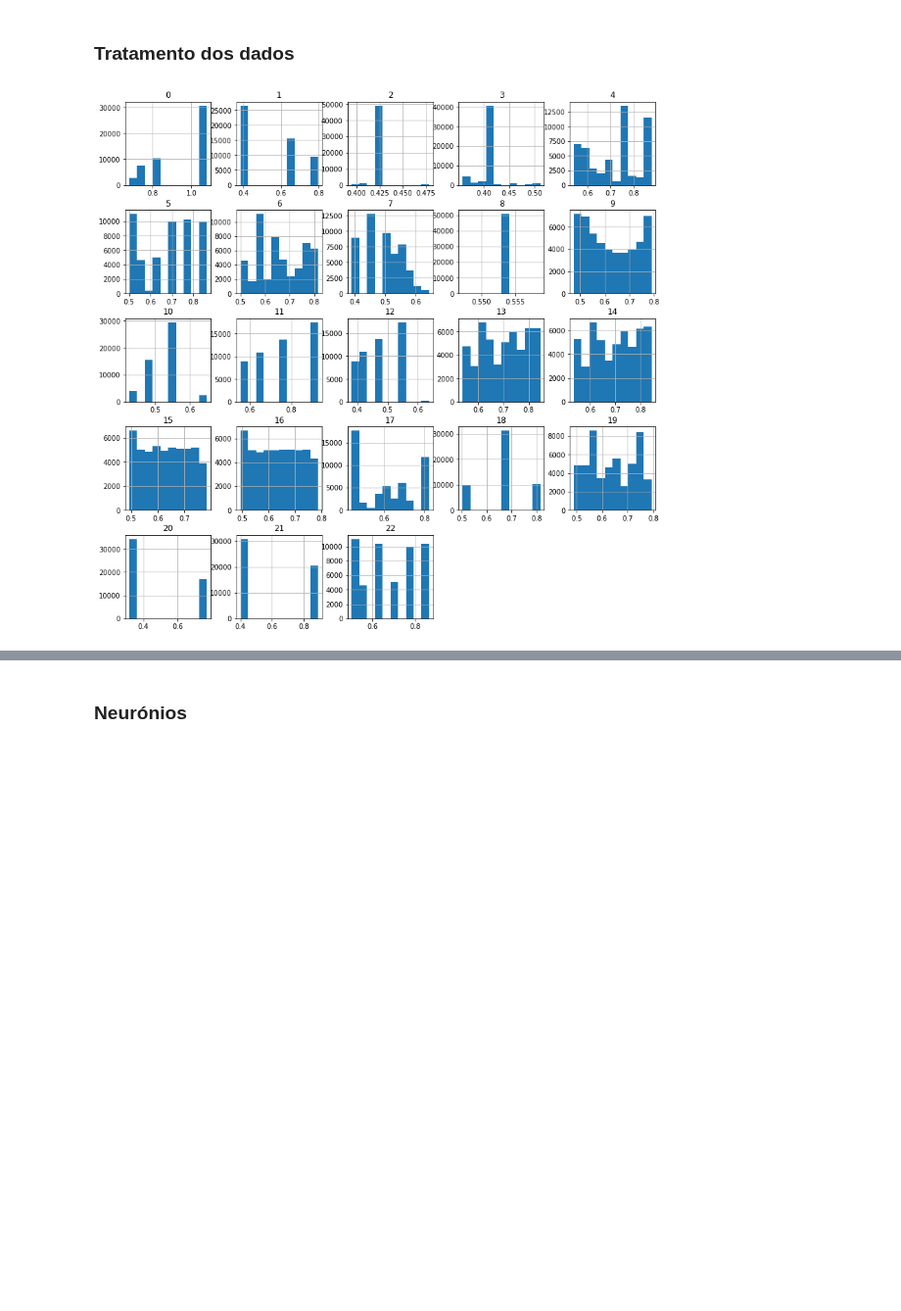
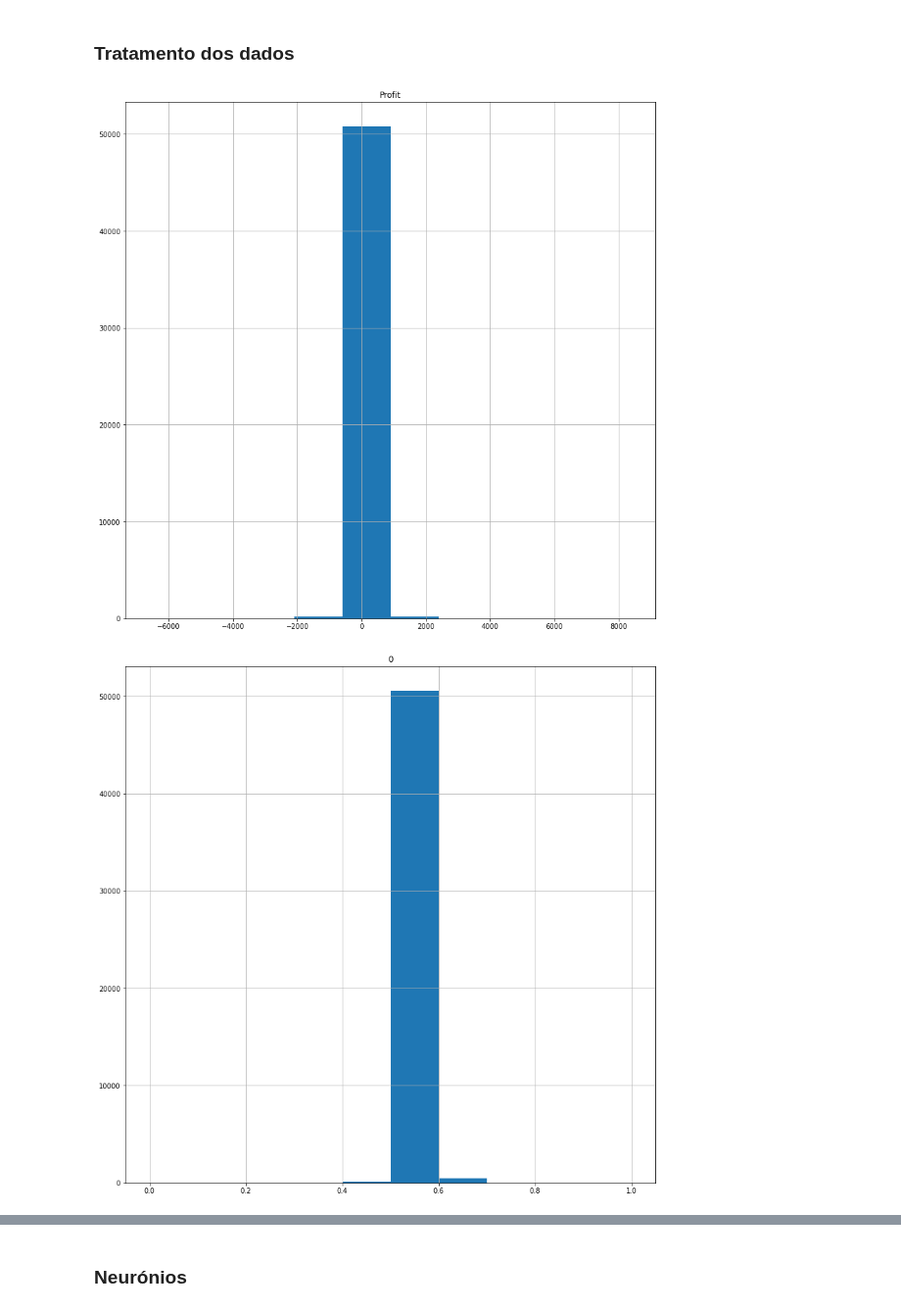
Before and after one commit to gonaloppcc/projetoDAA, a Jupyter notebook: melhor_grupo/neural_network.ipynb, the cells around one changed output, grey strips where cells are left out. Shown at 98% size. Cells and saved outputs as stored; diff of their text form; code cells hidden in the pictures; blank space fills up the shorter version.

```diff
--- a/melhor_grupo/neural_network.ipynb
+++ b/melhor_grupo/neural_network.ipynb
@@ -37,44 +37,65 @@ df = dataOriginal
 # %%
 
 from sklearn.preprocessing import StandardScaler
 from sklearn.preprocessing import PowerTransformer
 from sklearn.preprocessing import MinMaxScaler
 '''
 Links:
 https://stackoverflow.com/questions/44552031/sklearnstandardscaler-can-i-inverse-the-standardscaler-for-the-model-output
 https://stackoverflow.com/questions/56936780/how-do-i-correctly-use-the-inverse-transform-method-when-using-powertransformer
 '''
 
-y = dataset_MLP[['Profit']]
-
-
+y = dataOriginal[['Profit']]
+pd.DataFrame(y).hist(figsize=(14, 14));
 df = dataOriginal
 
 ss = StandardScaler()
+
 ss.fit(df)
 df = pd.DataFrame(ss.transform(df))
 
-
-skew_cols = []
-
-for coluna in df.columns:
-    if df[coluna].skew() > 1:
-         skew_cols.append(coluna)
-# Skew
-if len(skew_cols) > 0:
-    df[skew_cols] = pd.DataFrame(pt.fit_transform(df[skew_cols]), columns=skew_cols)
-    #print(df3.skew())
-
-
+ss_y = StandardScaler()
+ss_y.fit(y)
+y = pd.DataFrame(ss_y.transform(y))
+#y = ss_y.inverse_transform(pd.DataFrame(y))
 
 pt = PowerTransformer()
 pt.fit(df)
 #df = pt.transform(df)
 df = pd.DataFrame(pt.transform(df))
 
+pt_y = PowerTransformer()
+pt_y.fit(y)
+#df = pt.transform(df)
+y = pd.DataFrame(pt_y.transform(y))
+#y = pt_y.inverse_transform(pd.DataFrame(y))
+
+
 scaler = MinMaxScaler(feature_range = (0,1))
-df = scaler.fit_transform(df)
-df = pd.DataFrame(scaler.transform(df))
-df.hist(figsize=(14, 14));
+df = pd.DataFrame(scaler.fit_transform(df))
+#df = pd.DataFrame(scaler.transform(df))
+#df.hist(figsize=(14, 14));
+
+#df.hist(figsize=(14, 14));
+
+scaler_y = MinMaxScaler(feature_range = (0,1))
+y = scaler_y.fit_transform(y)
+#y = scaler_y.inverse_transform(pd.DataFrame(y))
+pd.DataFrame(y).hist(figsize=(14, 14));
+
+def unscale(value):
+    value_res = value
+    value_res = scaler_y.inverse_transform(pd.DataFrame(value_res))
+    value_res = pt_y.inverse_transform(pd.DataFrame(value_res))
+    value_res = ss_y.inverse_transform(pd.DataFrame(value_res))
+
+    return value_res
+
+
+y = unscale(y)
+pd.DataFrame(y).hist(figsize=(14, 14));
+
+#y = pd.DataFrame(scaler_y.transform(y))
 # %% [output]
-[figure, old version]
+[figure, new version]
+[figure, added]
```
Also changed, not shown: parts of 10 cells of this notebook.
